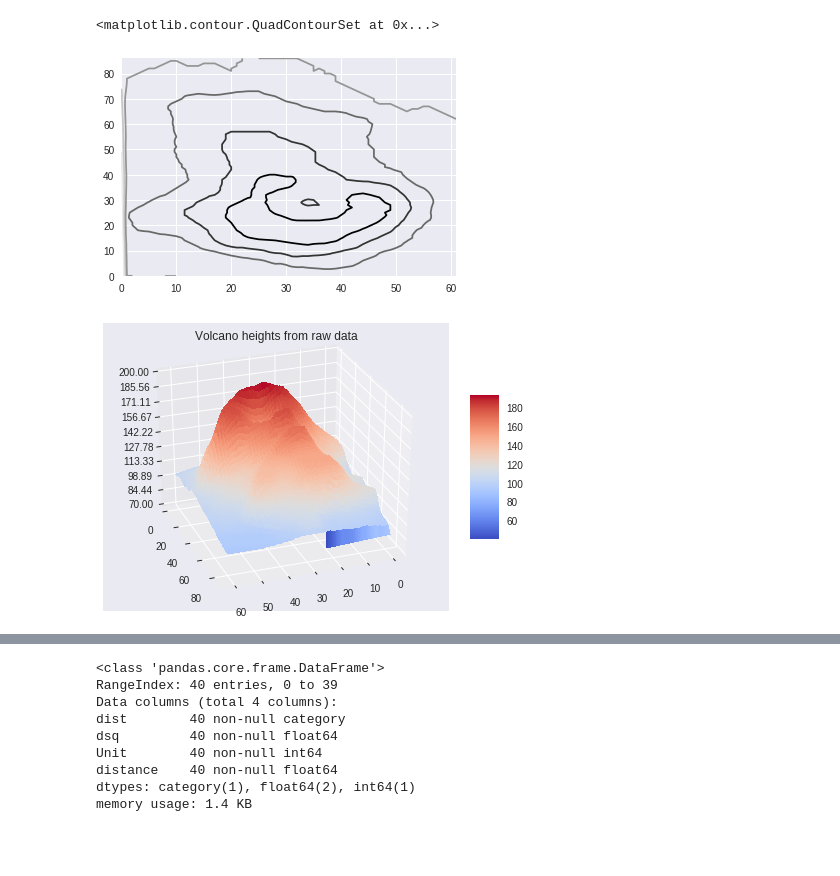
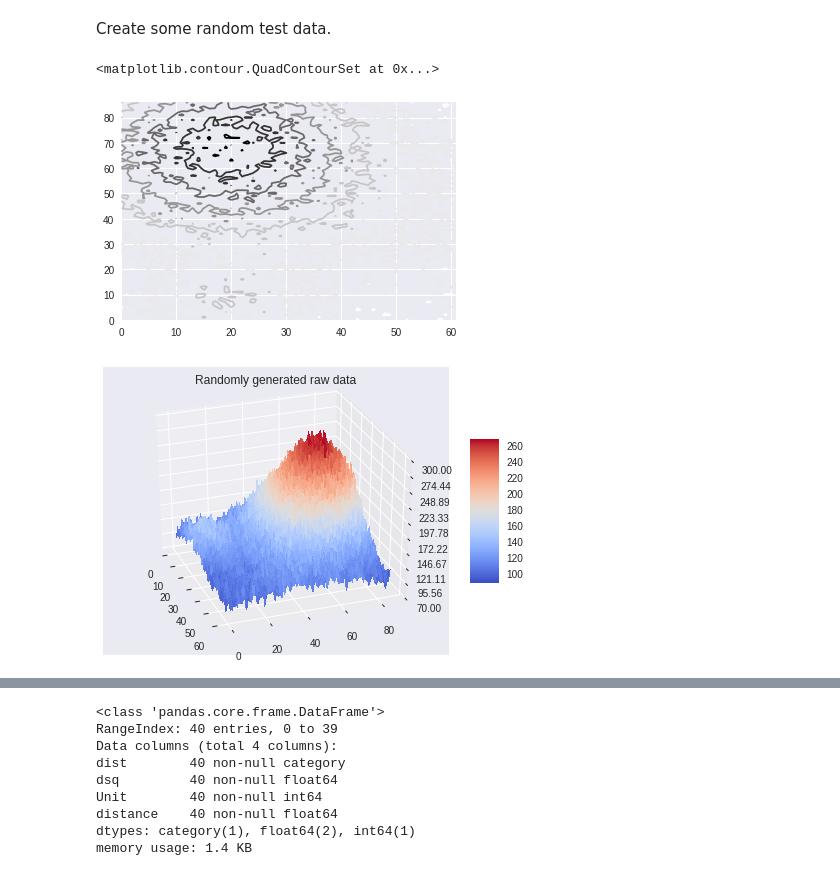
Before and after one commit to GibbsConsulting/ds-collateral, a Jupyter notebook: notebooks/SpatialVariogram.ipynb, the cells around one changed output, grey strips where cells are left out. Drawn from its saved outputs; the diff is of its cells as text; code cells hidden in the pictures; blank space fills up the shorter version.

```diff
--- a/notebooks/SpatialVariogram.ipynb
+++ b/notebooks/SpatialVariogram.ipynb
@@ -19,36 +15,54 @@ df = pd.read_csv("raw_data/r_volcano.csv")
+# %% [markdown]
+Create some random test data.
 # %%
-vht = df.values
-x_len,y_len =vht.shape
+x_len,y_len = (87,62)
 x_grid = np.array(range(x_len))
 y_grid = np.array(range(y_len))
+# %%
+shp = (x_len,y_len)
+noise = np.random.standard_normal(size=shp)
+xv,yv = np.meshgrid(x_grid,y_grid)
+glocs = [
+    (7,19,45,101),
+    (57,19,105,301),
+    (37,59,15,501),
+    (77,19,95,200),
+]
+def calc_gaussian(gloc,xv,yv):
+    x,y,scale,var = gloc
+    dists = (xv-x)**2 + (yv-y)**2
+    return scale * np.exp( (-1.0/(2.0*var)) * dists)
+vht = 9 * noise.T
+for gloc in glocs:
+    vht = vht + calc_gaussian(gloc,xv,yv)
+vht = vht + 98
+vht = vht.T
 # %%
 plt.contour(vht)
 # %% [output]
 <matplotlib.contour.QuadContourSet at 0x...>
-[figure, old version]
+[figure, new version]
 # %%
 from matplotlib import cm
 from matplotlib.ticker import LinearLocator, FormatStrFormatter
 from mpl_toolkits.mplot3d import Axes3D
 
-## Matplotlib Sample Code using 2D arrays via meshgrid
 X, Y = np.meshgrid(x_grid,y_grid)
-
 Z = np.sqrt(vht * vht).T
 
 fig = plt.figure()
 ax = Axes3D(fig)
 surf = ax.plot_surface(Y, X, Z, rstride=1, cstride=1, cmap=cm.coolwarm,
                        linewidth=0, antialiased=False)
-ax.set_zlim(70, 200.0)
+ax.set_zlim(70, 300.0)
 
 ax.zaxis.set_major_locator(LinearLocator(10))
 ax.zaxis.set_major_formatter(FormatStrFormatter('%.02f'))
 
-ax.view_init(30,70)
+ax.view_init(30,-20)
 
 fig.colorbar(surf, shrink=0.5, aspect=5)
-plt.title('Volcano heights from raw data')
+plt.title('Randomly generated raw data')
 plt.show()
 # %% [output]
-[figure, old version]
+[figure, new version]
```
Also changed, not shown: parts of 25 cells of this notebook.
